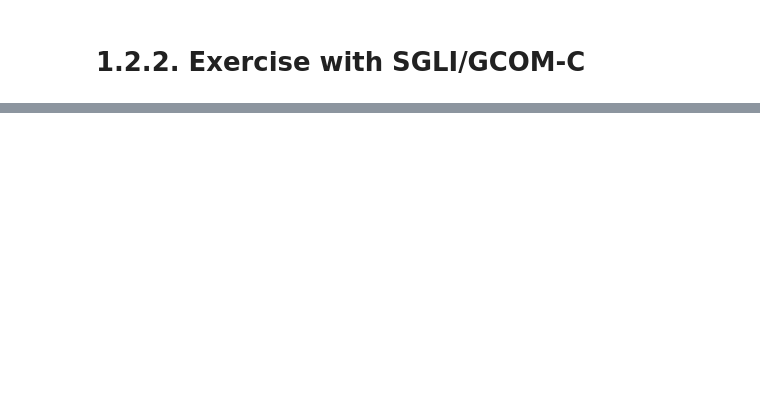
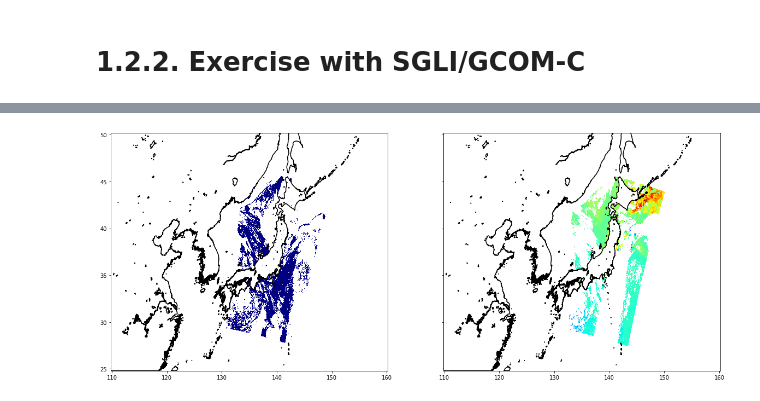
Before and after one commit to npec/5th-NOWPAP-Training-Course-on-Remote-Sensing-Data-Analysis, a Jupyter notebook: 02 Working with swath imagery/1.2.2. Understanding Level-2 Flags.ipynb, the cells around one changed output, grey strips where cells are left out. Saved outputs shown, nothing was run; the diff lists cells and outputs as text; code cells hidden in the pictures; blank space fills up the shorter version.

```diff
--- a/02 Working with swath imagery/1.2.2. Understanding Level-2 Flags.ipynb
+++ b/02 Working with swath imagery/1.2.2. Understanding Level-2 Flags.ipynb
@@ -103,0 +99,22 @@ flag_means = {0: 'ATMFAIL',    1: 'LAND',        2: 'PRODWARN',
+# %%
+# Define and read data
+h5_file = Path('sample_data/GC1SG1_201905270131G05010_L2SG_IWPRQ_2000.h5').absolute()
+
+lat = util.navigation_data(file=h5_file, key='lat')
+lon = util.navigation_data(file=h5_file, key='lon')
+
+flags = util.h5_read(file=h5_file, key='QA_flag')
+chl = np.log10(util.h5_read(file=h5_file, key='CHLA'))
+# %%
+bit = 3
+fmask = get_flag_mask(bit=bit, l2_flags=flags);
+
+fig, ax = plt.subplots(1,2, figsize=(20,8), sharey=True)
+ax[0].pcolormesh(lon, lat, fmask, cmap='jet')
+ax[1].pcolormesh(lon, lat, chl, cmap='jet')
+
+if bit != 1:
+    add_coastline(ax=ax[0])
+    add_coastline(ax=ax[1])
+# %% [output]
+[figure, added]
```
Also changed, not shown: parts of 3 cells of this notebook, 6 other files.
